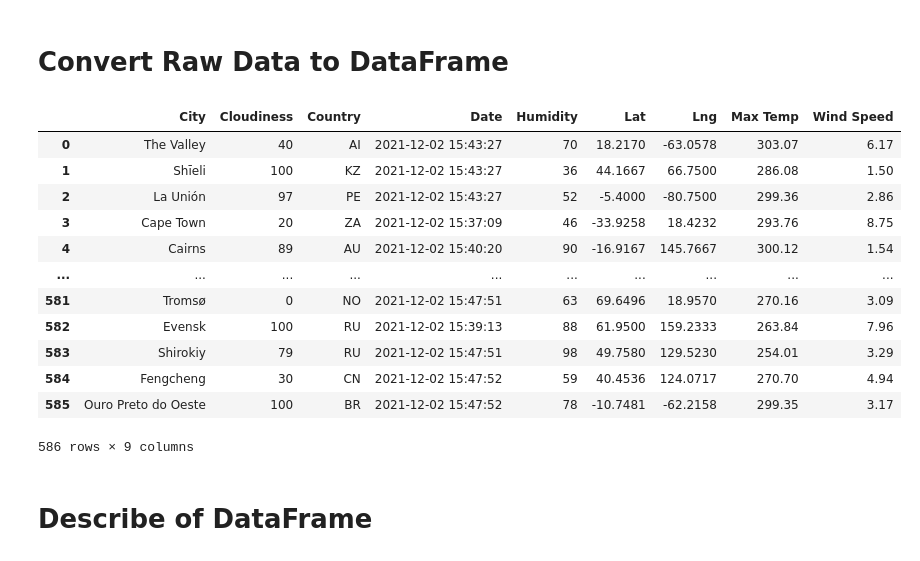
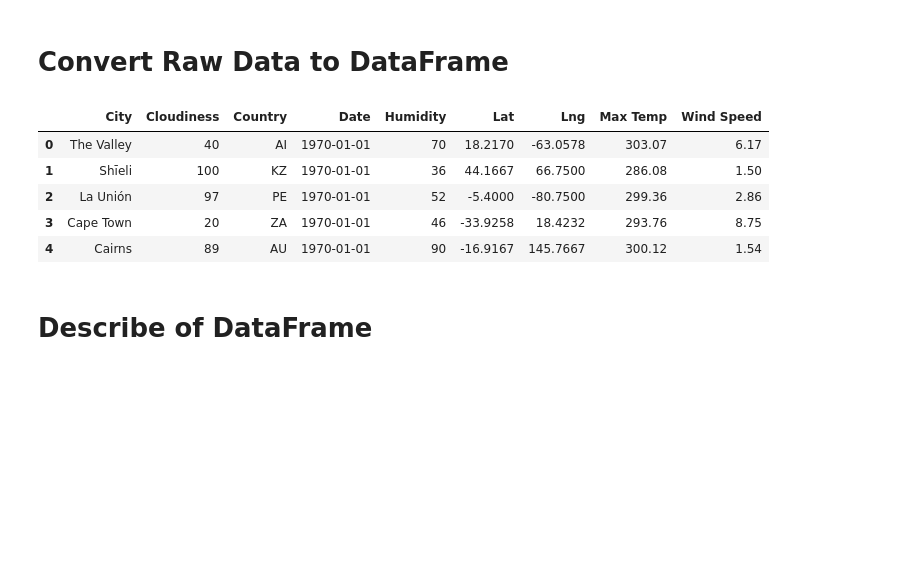
Before and after one commit to KendallMcCroy/python-api-challenge, a Jupyter notebook: WeatherPy.ipynb, the cells around one changed output. Drawn from its saved outputs; the diff is of its cells as text; code cells hidden in the pictures; blank space fills up the shorter version.

```diff
--- a/WeatherPy.ipynb
+++ b/WeatherPy.ipynb
@@ -125,37 +126,30 @@ print("----------------------------")
 # %%
 #create a data frame
 city_temp_df = pd.DataFrame({"City": city_name,
                              "Cloudiness": city_cloudiness,
                              "Country": city_country,
                              "Date": date,
                              "Humidity": city_humidity,
                              "Lat": city_lats,
                              "Lng": city_lngs,
                              "Max Temp": city_maxtemps,
                              "Wind Speed": city_windspeed,
                              })
 
-city_temp_df["Date"] = pd.to_datetime(city_temp_df["Date"], unit = "s")
+city_temp_df["Date"] = pd.to_datetime(city_temp_df["Date"]).dt.date
 
 # save dataframe to .csv file
-city_temp_df.to_csv("output_data/cities.csv", index=True, index_label="City ID", header=True)
+# city_temp_df.to_csv("output_data/cities.csv", index=True, index_label="City ID", header=True)
 
 # display dataframe
-city_temp_df
+city_temp_df.head(5)
 # %% [output]
 |  | City | Cloudiness | Country | Date | Humidity | Lat | Lng | Max Temp | Wind Speed |
-| 0 | The Valley | 40 | AI | 2021-12-02 15:43:27 | 70 | 18.2170 | -63.0578 | 303.07 | 6.17 |
-| 1 | Shīeli | 100 | KZ | 2021-12-02 15:43:27 | 36 | 44.1667 | 66.7500 | 286.08 | 1.50 |
-| 2 | La Unión | 97 | PE | 2021-12-02 15:43:27 | 52 | -5.4000 | -80.7500 | 299.36 | 2.86 |
-| 3 | Cape Town | 20 | ZA | 2021-12-02 15:37:09 | 46 | -33.9258 | 18.4232 | 293.76 | 8.75 |
-| 4 | Cairns | 89 | AU | 2021-12-02 15:40:20 | 90 | -16.9167 | 145.7667 | 300.12 | 1.54 |
-| ... | ... | ... | ... | ... | ... | ... | ... | ... | ... |
-| 581 | Tromsø | 0 | NO | 2021-12-02 15:47:51 | 63 | 69.6496 | 18.9570 | 270.16 | 3.09 |
-| 582 | Evensk | 100 | RU | 2021-12-02 15:39:13 | 88 | 61.9500 | 159.2333 | 263.84 | 7.96 |
-| 583 | Shirokiy | 79 | RU | 2021-12-02 15:47:51 | 98 | 49.7580 | 129.5230 | 254.01 | 3.29 |
-| 584 | Fengcheng | 30 | CN | 2021-12-02 15:47:52 | 59 | 40.4536 | 124.0717 | 270.70 | 4.94 |
-| 585 | Ouro Preto do Oeste | 100 | BR | 2021-12-02 15:47:52 | 78 | -10.7481 | -62.2158 | 299.35 | 3.17 |
+| 0 | The Valley | 40 | AI | 1970-01-01 | 70 | 18.2170 | -63.0578 | 303.07 | 6.17 |
+| 1 | Shīeli | 100 | KZ | 1970-01-01 | 36 | 44.1667 | 66.7500 | 286.08 | 1.50 |
+| 2 | La Unión | 97 | PE | 1970-01-01 | 52 | -5.4000 | -80.7500 | 299.36 | 2.86 |
+| 3 | Cape Town | 20 | ZA | 1970-01-01 | 46 | -33.9258 | 18.4232 | 293.76 | 8.75 |
+| 4 | Cairns | 89 | AU | 1970-01-01 | 90 | -16.9167 | 145.7667 | 300.12 | 1.54 |
-586 rows × 9 columns
 # %% [markdown]
 # Describe of DataFrame
 # %%
```
Also changed, not shown: parts of 5 cells of this notebook, 3 other files.
